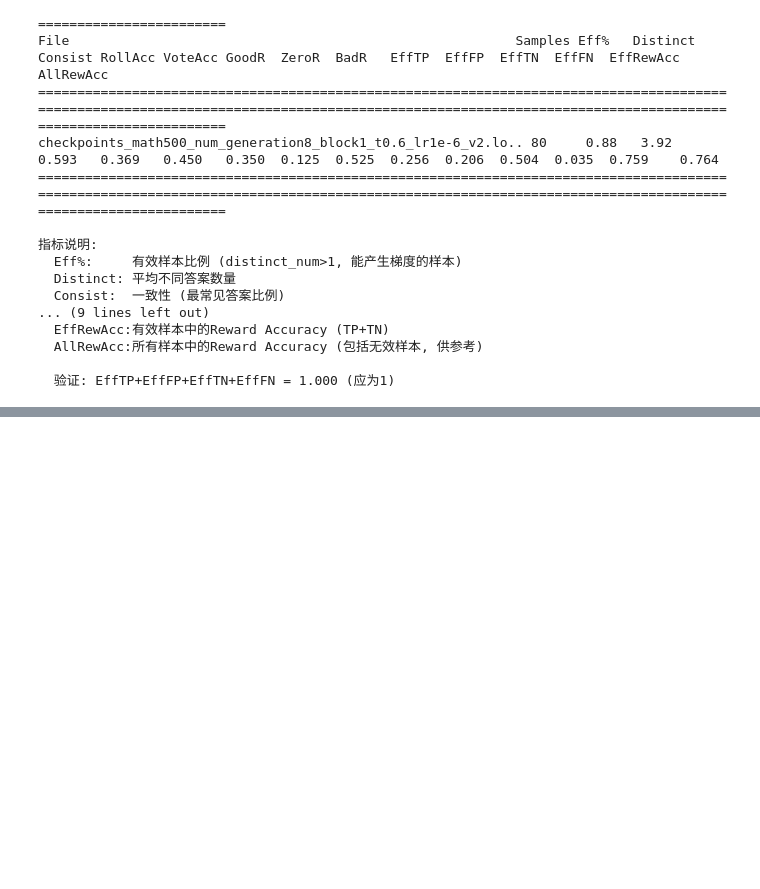
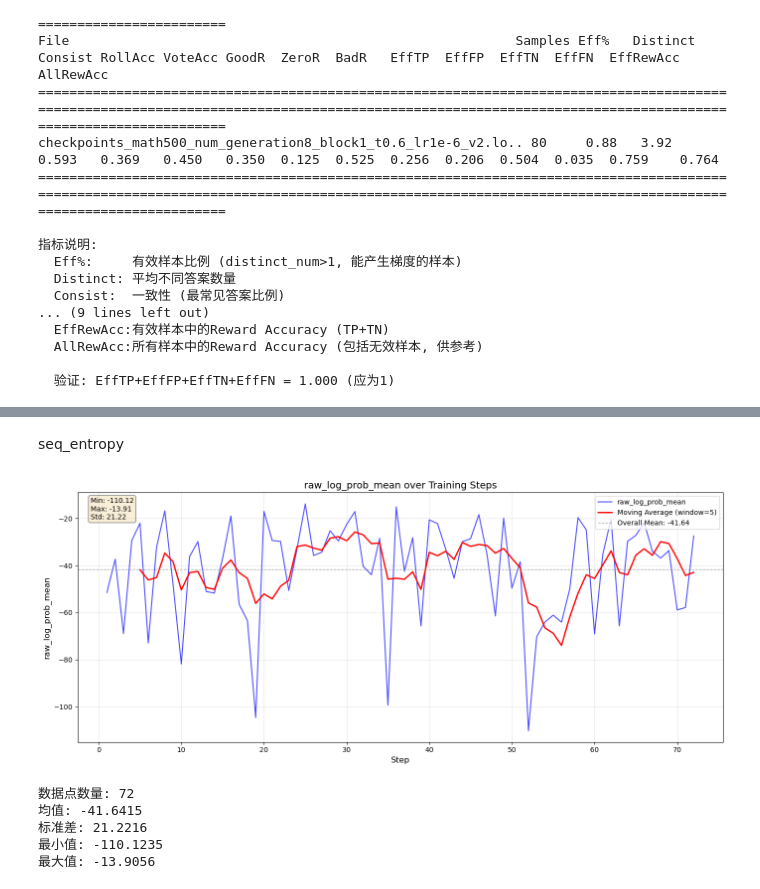
Before and after one commit to duterscmy/JustGRPO, a Jupyter notebook: draw_reward.ipynb, the cells around one changed output, grey strips where cells are left out. Saved outputs shown, nothing was run; the diff lists cells and outputs as text; code cells hidden in the pictures; blank space fills up the shorter version.

```diff
--- a/draw_reward.ipynb
+++ b/draw_reward.ipynb
@@ -697,0 +631,69 @@ checkpoints_math500_num_generation8_block1_t0.6_lr1e-6_v2.lo.. 80     0.88   3.9
+# %% [markdown]
+seq_entropy
+# %%
+import matplotlib.pyplot as plt
+import numpy as np
+
+# 原始数据
+raw_log_prob_means = [
+    -51.4753, -37.3502, -68.9130, -29.4832, -22.1032, -72.9431, -32.2881, -16.8398,
+    -48.0447, -81.7603, -36.2659, -29.8900, -51.0446, -51.7163, -36.9224, -19.0141,
+    -56.5368, -63.4234, -104.5155, -17.0711, -29.4353, -29.7921, -50.6401, -32.9750,
+    -13.9056, -35.7796, -34.3816, -25.2885, -29.6205, -22.6386, -17.1298, -40.3849,
+    -43.9217, -28.4330, -99.2966, -15.1439, -42.5067, -28.2449, -65.6822, -20.6500,
+    -22.2562, -33.1271, -45.4630, -29.9419, -28.6541, -18.4196, -35.5131, -61.4364,
+    -19.9212, -49.6837, -38.3908, -110.1235, -70.2589, -63.9991, -61.0898, -64.0856,
+    -49.9872, -19.7147, -24.8949, -69.0204, -35.2438, -20.2310, -65.6793, -29.7370,
+    -27.2417, -21.8275, -33.9772, -36.8866, -33.6861, -58.8628, -57.8666, -27.5131
+]
+
+steps = list(range(1, len(raw_log_prob_means) + 1))
+
+# 创建图形
+fig, ax = plt.subplots(figsize=(14, 6))
+
+# 绘制原始曲线
+ax.plot(steps, raw_log_prob_means, 'b-', linewidth=1.5, alpha=0.7, label='raw_log_prob_mean')
+
+# 绘制移动平均线（窗口=5）
+window = 5
+moving_avg = np.convolve(raw_log_prob_means, np.ones(window)/window, mode='valid')
+ax.plot(steps[window-1:], moving_avg, 'r-', linewidth=2, label=f'Moving Average (window={window})')
+
+# 添加水平参考线（均值线）
+mean_value = np.mean(raw_log_prob_means)
+ax.axhline(y=mean_value, color='gray', linestyle='--', linewidth=1, alpha=0.7, label=f'Overall Mean: {mean_value:.2f}')
+
+# 设置标签和标题
+ax.set_xlabel('Step', fontsize=12)
+ax.set_ylabel('raw_log_prob_mean', fontsize=12)
+ax.set_title('raw_log_prob_mean over Training Steps', fontsize=14)
+
+# 添加图例
+ax.legend(loc='upper right')
+
+# 添加网格
+ax.grid(True, alpha=0.3)
+
+# 显示统计信息
+stats_text = f'Min: {min(raw_log_prob_means):.2f}\nMax: {max(raw_log_prob_means):.2f}\nStd: {np.std(raw_log_prob_means):.2f}'
+ax.text(0.02, 0.98, stats_text, transform=ax.transAxes, verticalalignment='top',
+        bbox=dict(boxstyle='round', facecolor='wheat', alpha=0.5))
+
+plt.tight_layout()
+plt.savefig('raw_log_prob_curve.png', dpi=150)
+plt.show()
+
+# 打印统计信息
+print(f"数据点数量: {len(raw_log_prob_means)}")
+print(f"均值: {mean_value:.4f}")
+print(f"标准差: {np.std(raw_log_prob_means):.4f}")
+print(f"最小值: {min(raw_log_prob_means):.4f}")
+print(f"最大值: {max(raw_log_prob_means):.4f}")
+# %% [output]
+[figure, added]
+数据点数量: 72
+均值: -41.6415
+标准差: 21.2216
+最小值: -110.1235
+最大值: -13.9056
```
Also changed, not shown: parts of 5 cells of this notebook, 4 other files.
